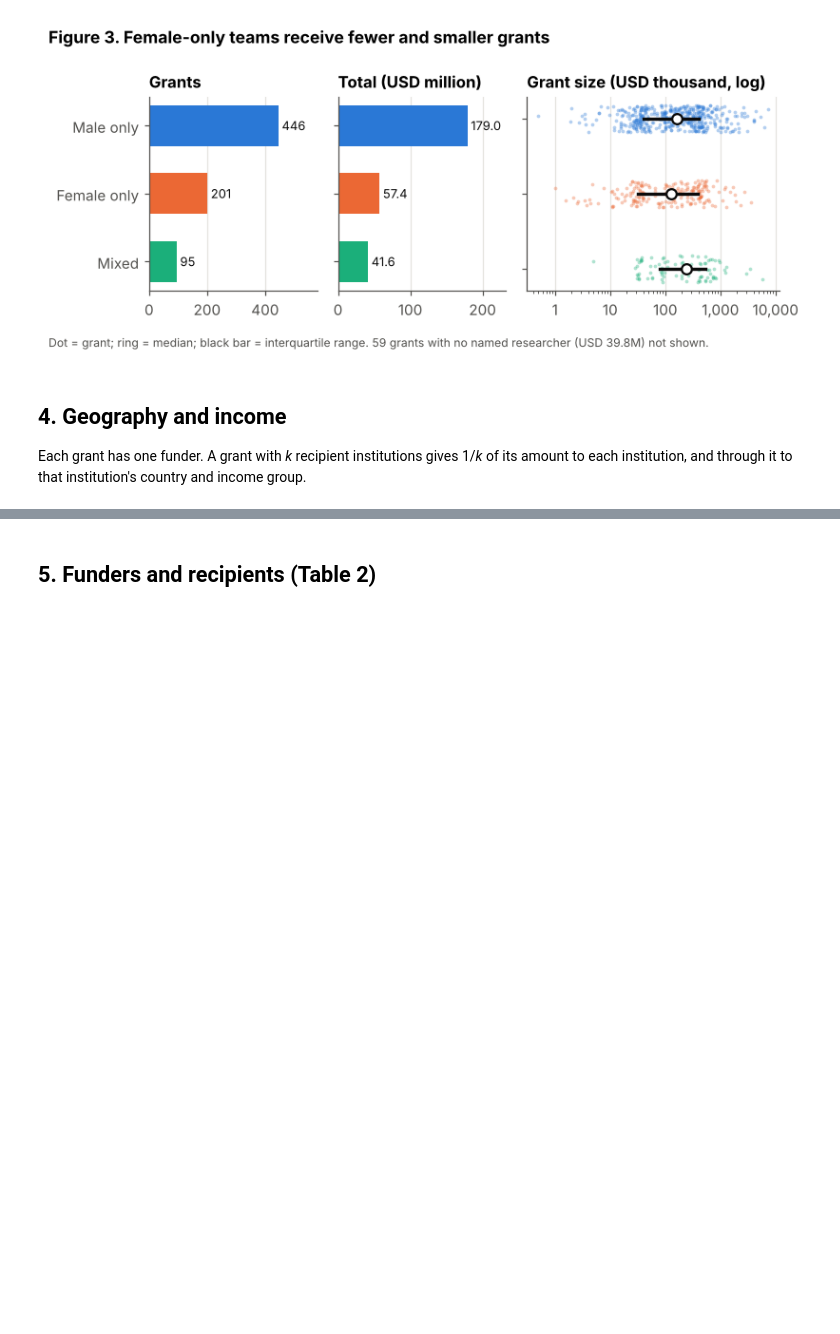
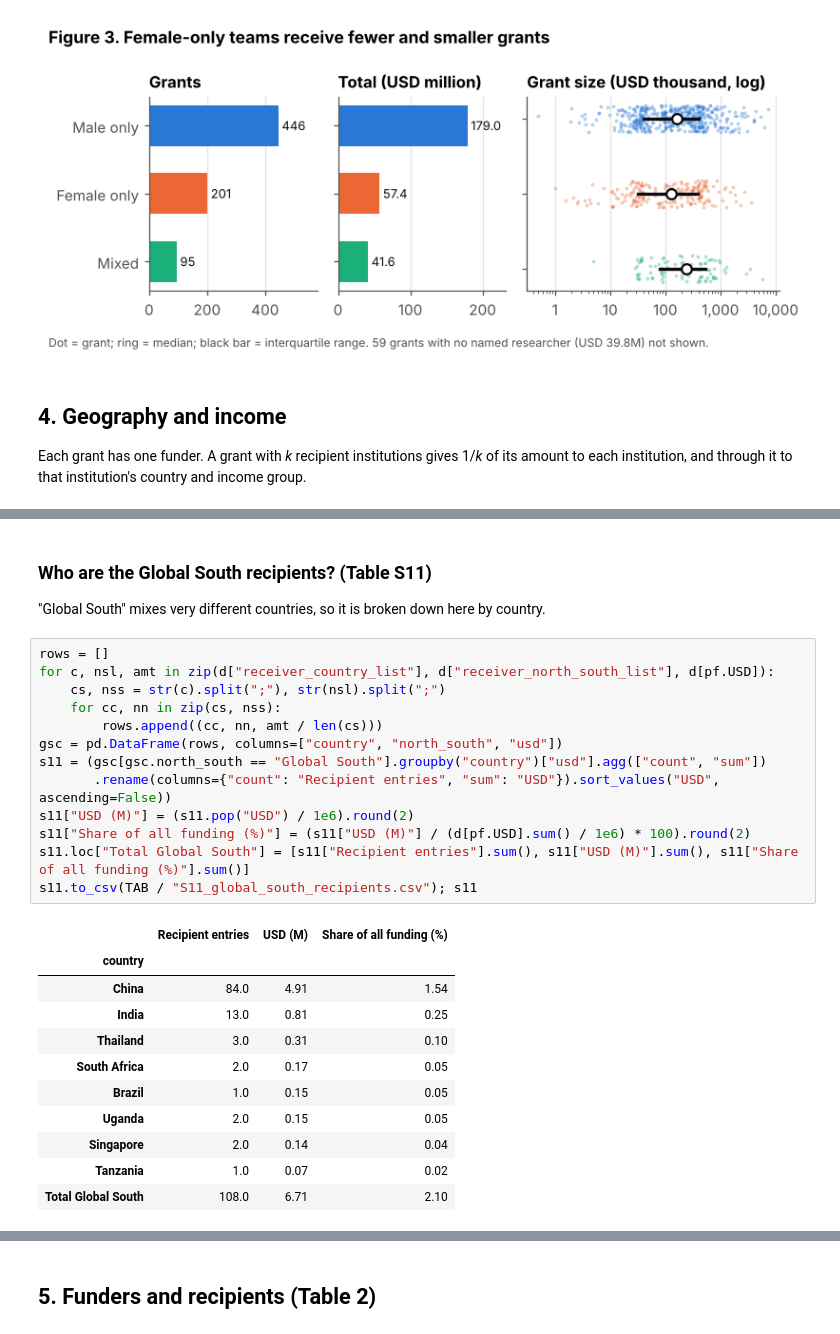
Before and after one commit to descartesmbogning/phage-therapy-funding, a Jupyter notebook: notebooks/03_main_analysis.ipynb, the cells around one changed output, grey strips where cells are left out. Cells and saved outputs as stored; diff of their text form; blank space fills up the shorter version.

```diff
--- a/notebooks/03_main_analysis.ipynb
+++ b/notebooks/03_main_analysis.ipynb
@@ -260 +260,29 @@ ctry.to_csv(TAB / "S5_countries.csv"); ctry.head(15)
 | Denmark | 2.78 | 3.50 |
+# %% [markdown]
+### Who are the Global South recipients? (Table S11)
+"Global South" mixes very different countries, so it is broken down here by country.
+# %%
+rows = []
+for c, nsl, amt in zip(d["receiver_country_list"], d["receiver_north_south_list"], d[pf.USD]):
+    cs, nss = str(c).split(";"), str(nsl).split(";")
+    for cc, nn in zip(cs, nss):
+        rows.append((cc, nn, amt / len(cs)))
+gsc = pd.DataFrame(rows, columns=["country", "north_south", "usd"])
+s11 = (gsc[gsc.north_south == "Global South"].groupby("country")["usd"].agg(["count", "sum"])
+       .rename(columns={"count": "Recipient entries", "sum": "USD"}).sort_values("USD", ascending=False))
+s11["USD (M)"] = (s11.pop("USD") / 1e6).round(2)
+s11["Share of all funding (%)"] = (s11["USD (M)"] / (d[pf.USD].sum() / 1e6) * 100).round(2)
+s11.loc["Total Global South"] = [s11["Recipient entries"].sum(), s11["USD (M)"].sum(), s11["Share of all funding (%)"].sum()]
+s11.to_csv(TAB / "S11_global_south_recipients.csv"); s11
+# %% [output]
+|  | Recipient entries | USD (M) | Share of all funding (%) |
+| country |  |  |  |
+| China | 84.0 | 4.91 | 1.54 |
+| India | 13.0 | 0.81 | 0.25 |
+| Thailand | 3.0 | 0.31 | 0.10 |
+| South Africa | 2.0 | 0.17 | 0.05 |
+| Brazil | 1.0 | 0.15 | 0.05 |
+| Uganda | 2.0 | 0.15 | 0.05 |
+| Singapore | 2.0 | 0.14 | 0.04 |
+| Tanzania | 1.0 | 0.07 | 0.02 |
+| Total Global South | 108.0 | 6.71 | 2.10 |
```
Also changed, not shown: parts of 8 cells of this notebook, 20 other files.
